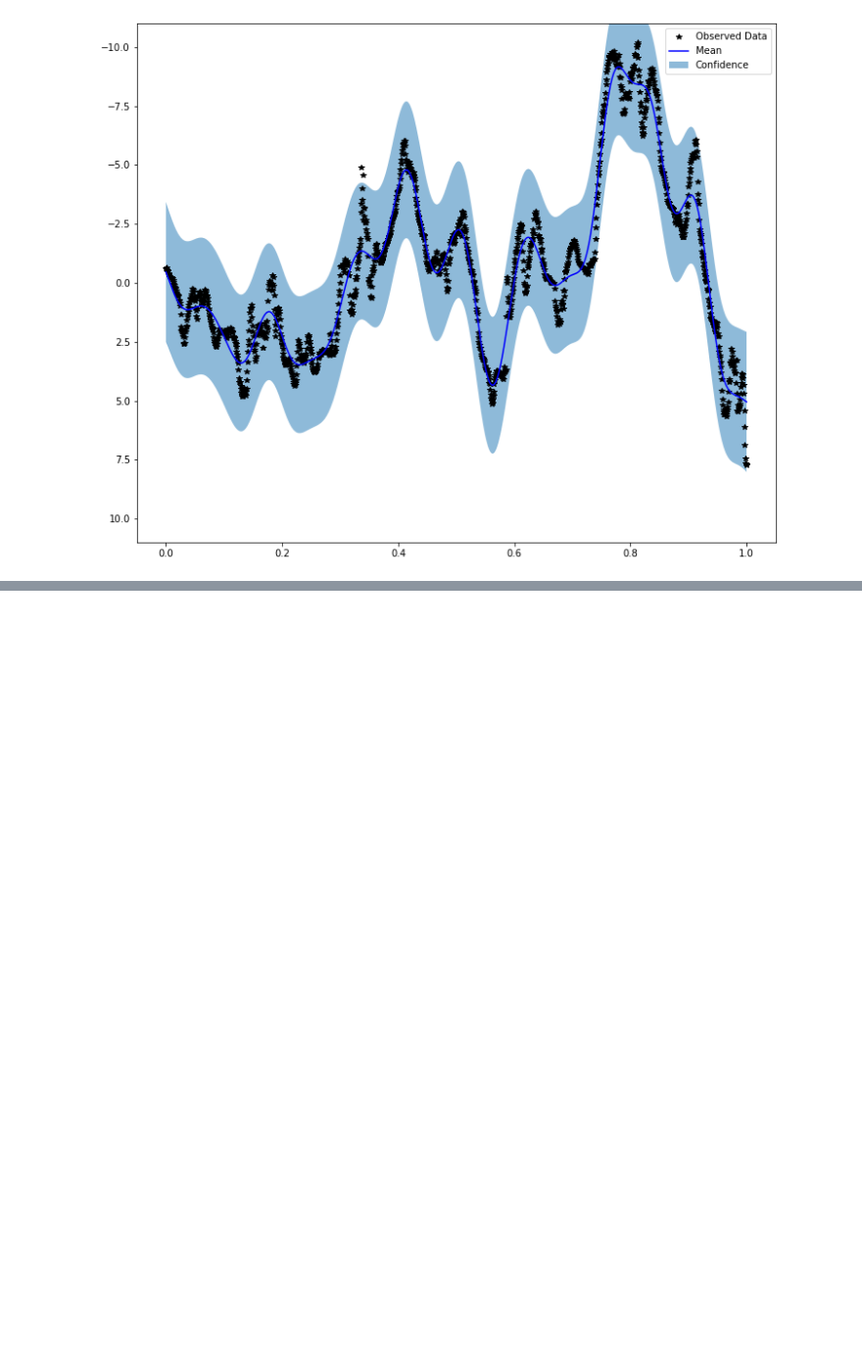
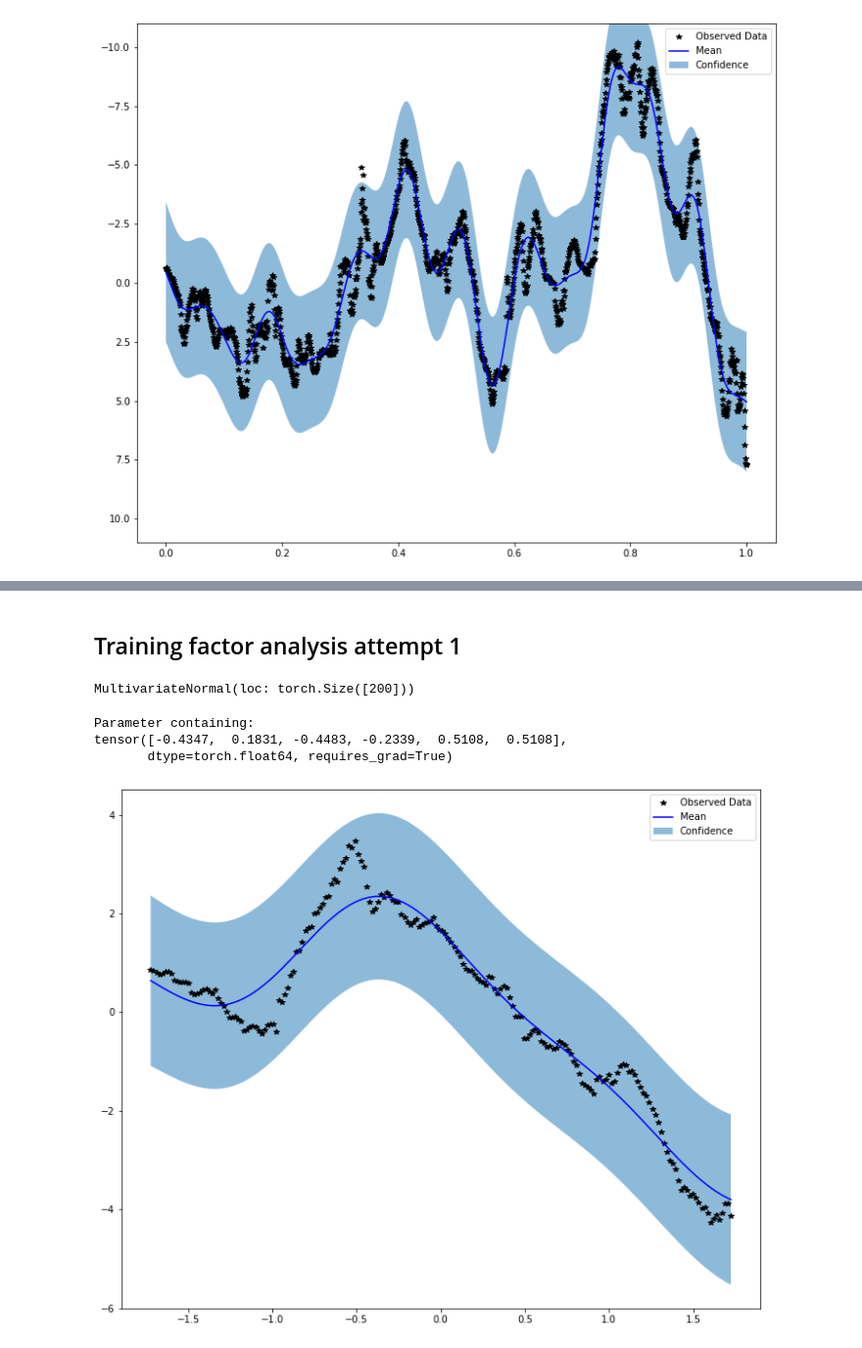
Before and after one commit to mone27/meteo_gap_filling-Gaussian_Processes, a Jupyter notebook: Meteo_gap_filling_GP.ipynb, the cells around one changed output, grey strips where cells are left out. Shown at 98% size. Drawn from its saved outputs; the diff is of its cells as text; code cells hidden in the pictures; blank space fills up the shorter version.

Commit message:
a few more unsucssful attempt at GPFA to realize that the whole approach was wrong and go back to the basis

```diff
--- a/Meteo_gap_filling_GP.ipynb
+++ b/Meteo_gap_filling_GP.ipynb
@@ -236,0 +396,2 @@ model2k.covar_module.kernels[1].base_kernel.lengthscale.item()
+# %% [markdown]
+## Training factor analysis attempt 1
@@ -236,0 +448,34 @@ model2k.covar_module.kernels[1].base_kernel.lengthscale.item()
+# %%
+m_FA.eval()
+pred_dist = m_FA(X)
+# %%
+pred_dist
+# %% [output]
+MultivariateNormal(loc: torch.Size([200]))
+# %%
+@torch.no_grad()
+def plot_GPFA_latent(model, lh, test_x = torch.linspace(0, 1, 51)):
+    pred_dist = predict(model, lh, test_x)
+    f, ax = plt.subplots(1, 1, figsize=(12, 10))
+    # Get upper and lower confidence bounds
+    lower, upper = pred_dist.confidence_region()
+
+    latent = model.latent.cpu().numpy()
+    train_x = model.train_inputs[0].cpu().numpy()
+    # Plot training data as black stars
+    ax.plot(train_x, latent, 'k*')
+    # Plot predictive means as blue line
+    ax.plot(test_x.cpu().numpy(), pred_dist.mean.cpu().numpy(), 'b')
+    # Shade between the lower and upper confidence bounds
+    ax.fill_between(test_x.cpu().numpy(), lower.cpu().numpy(), upper.cpu().numpy(), alpha=0.5)
+    ax.legend(['Observed Data', 'Mean', 'Confidence'])
+# %%
+m_FA.transform
+# %% [output]
+Parameter containing:
+tensor([-0.4347,  0.1831, -0.4483, -0.2339,  0.5108,  0.5108],
+       dtype=torch.float64, requires_grad=True)
+# %%
+plot_GPFA_latent(m_FA, lh_FA, X)
+# %% [output]
+[figure, added]
```
Also changed, not shown: parts of 83 cells of this notebook.
